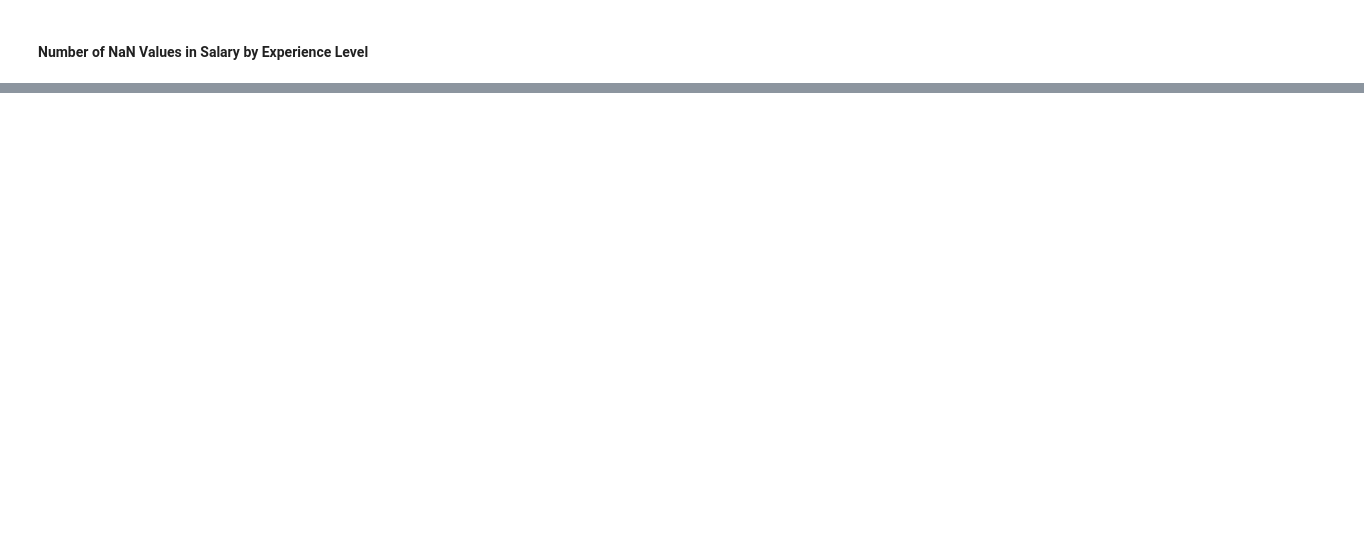
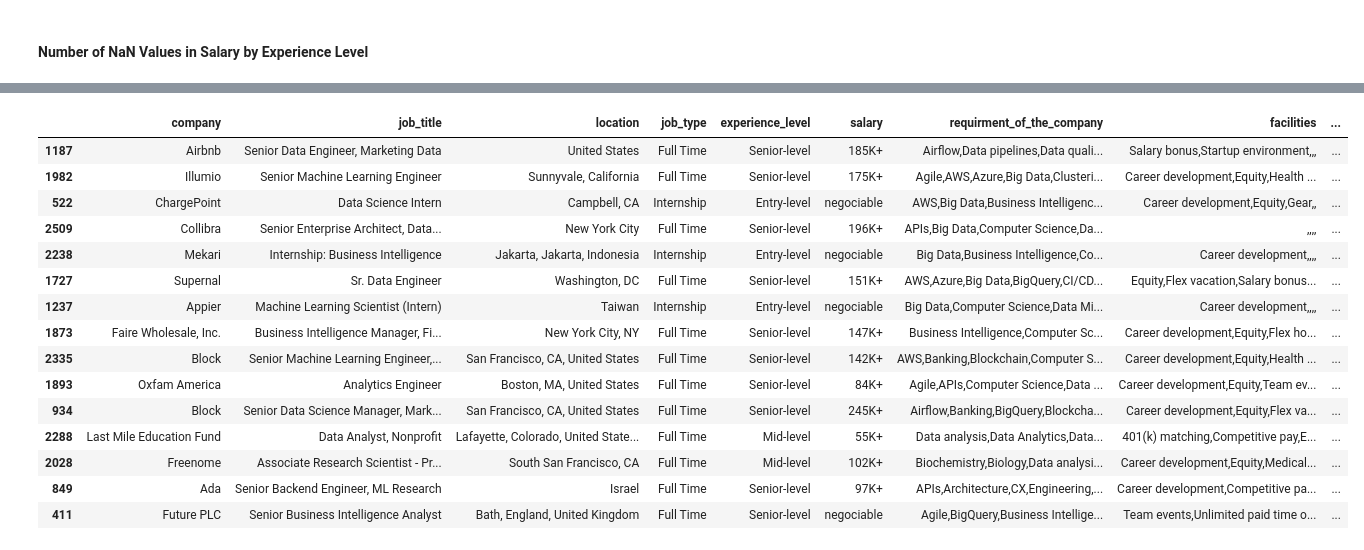
Before and after one commit to elouardyabderrahim/Analyse-des-opportunites-emploi, a Jupyter notebook: dataJob.ipynb, the cells around one changed output, grey strips where cells are left out. Cells and saved outputs as stored; diff of their text form; code cells hidden in the pictures; blank space fills up the shorter version.

```diff
--- a/dataJob.ipynb
+++ b/dataJob.ipynb
@@ -391,0 +414,2 @@ plt.show()
+# %%
+dataFrame["salary"].fillna('negociable',inplace=True)
@@ -391,0 +456,32 @@ plt.show()
+# %%
+dataFrame['salary'] = dataFrame['salary'].astype(str)
+
+def categorize_salary(salary_value):
+    if '+' in salary_value and '*' in salary_value:
+        return 'Additional Compensation'
+    elif '+' in salary_value:
+        return ' minimum salary'
+    elif salary_value=='negociable':
+        return 'negociable'
+
+dataFrame['salary_category'] = dataFrame['salary'].apply(categorize_salary)
+# %%
+# In Python, particularly when used with pandas, the tilde (~) operator is a bitwise NOT operator.
+dataFrame[~dataFrame['salary'].str.contains('\*')].sample(15)
+# %% [output]
+|  | company | job_title | location | job_type | experience_level | salary | requirment_of_the_company | facilities | ... |
+| 1187 | Airbnb | Senior Data Engineer, Marketing Data | United States | Full Time | Senior-level | 185K+ | Airflow,Data pipelines,Data quali... | Salary bonus,Startup environment,,, | ... |
+| 1982 | Illumio | Senior Machine Learning Engineer | Sunnyvale, California | Full Time | Senior-level | 175K+ | Agile,AWS,Azure,Big Data,Clusteri... | Career development,Equity,Health ... | ... |
+| 522 | ChargePoint | Data Science Intern | Campbell, CA | Internship | Entry-level | negociable | AWS,Big Data,Business Intelligenc... | Career development,Equity,Gear,, | ... |
+| 2509 | Collibra | Senior Enterprise Architect, Data... | New York City | Full Time | Senior-level | 196K+ | APIs,Big Data,Computer Science,Da... | ,,,, | ... |
+| 2238 | Mekari | Internship: Business Intelligence | Jakarta, Jakarta, Indonesia | Internship | Entry-level | negociable | Big Data,Business Intelligence,Co... | Career development,,,, | ... |
+| 1727 | Supernal | Sr. Data Engineer | Washington, DC | Full Time | Senior-level | 151K+ | AWS,Azure,Big Data,BigQuery,CI/CD... | Equity,Flex vacation,Salary bonus... | ... |
+| 1237 | Appier | Machine Learning Scientist (Intern) | Taiwan | Internship | Entry-level | negociable | Big Data,Computer Science,Data Mi... | Career development,,,, | ... |
+| 1873 | Faire Wholesale, Inc. | Business Intelligence Manager, Fi... | New York City, NY | Full Time | Senior-level | 147K+ | Business Intelligence,Computer Sc... | Career development,Equity,Flex ho... | ... |
+| 2335 | Block | Senior Machine Learning Engineer,... | San Francisco, CA, United States | Full Time | Senior-level | 142K+ | AWS,Banking,Blockchain,Computer S... | Career development,Equity,Health ... | ... |
+| 1893 | Oxfam America | Analytics Engineer | Boston, MA, United States | Full Time | Senior-level | 84K+ | Agile,APIs,Computer Science,Data ... | Career development,Equity,Team ev... | ... |
+| 934 | Block | Senior Data Science Manager, Mark... | San Francisco, CA, United States | Full Time | Senior-level | 245K+ | Airflow,Banking,BigQuery,Blockcha... | Career development,Equity,Flex va... | ... |
+| 2288 | Last Mile Education Fund | Data Analyst, Nonprofit | Lafayette, Colorado, United State... | Full Time | Mid-level | 55K+ | Data analysis,Data Analytics,Data... | 401(k) matching,Competitive pay,E... | ... |
+| 2028 | Freenome | Associate Research Scientist - Pr... | South San Francisco, CA | Full Time | Mid-level | 102K+ | Biochemistry,Biology,Data analysi... | Career development,Equity,Medical... | ... |
+| 849 | Ada | Senior Backend Engineer, ML Research | Israel | Full Time | Senior-level | 97K+ | APIs,Architecture,CX,Engineering,... | Career development,Competitive pa... | ... |
+| 411 | Future PLC | Senior Business Intelligence Analyst | Bath, England, United Kingdom | Full Time | Senior-level | negociable | Agile,BigQuery,Business Intellige... | Team events,Unlimited paid time o... | ... |
```
Also changed, not shown: parts of 19 cells of this notebook.
